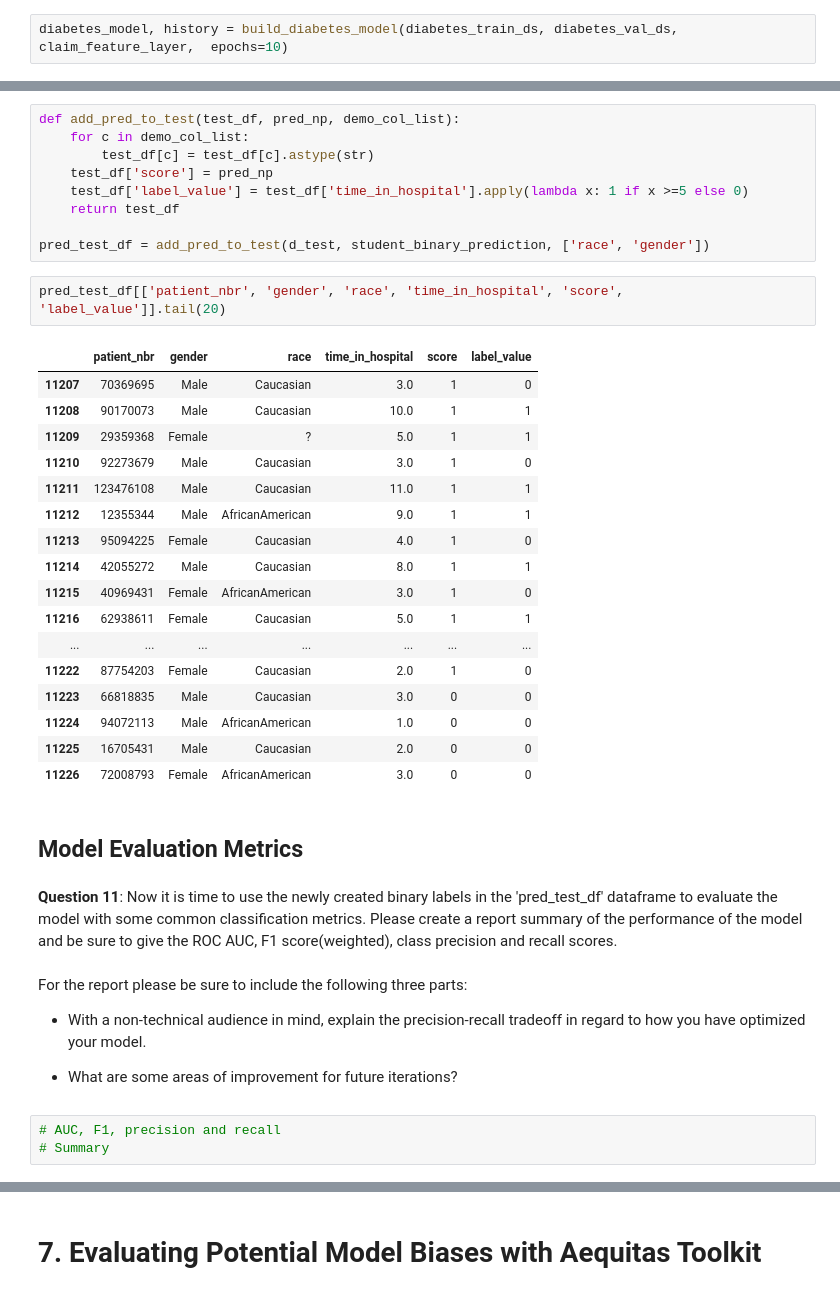
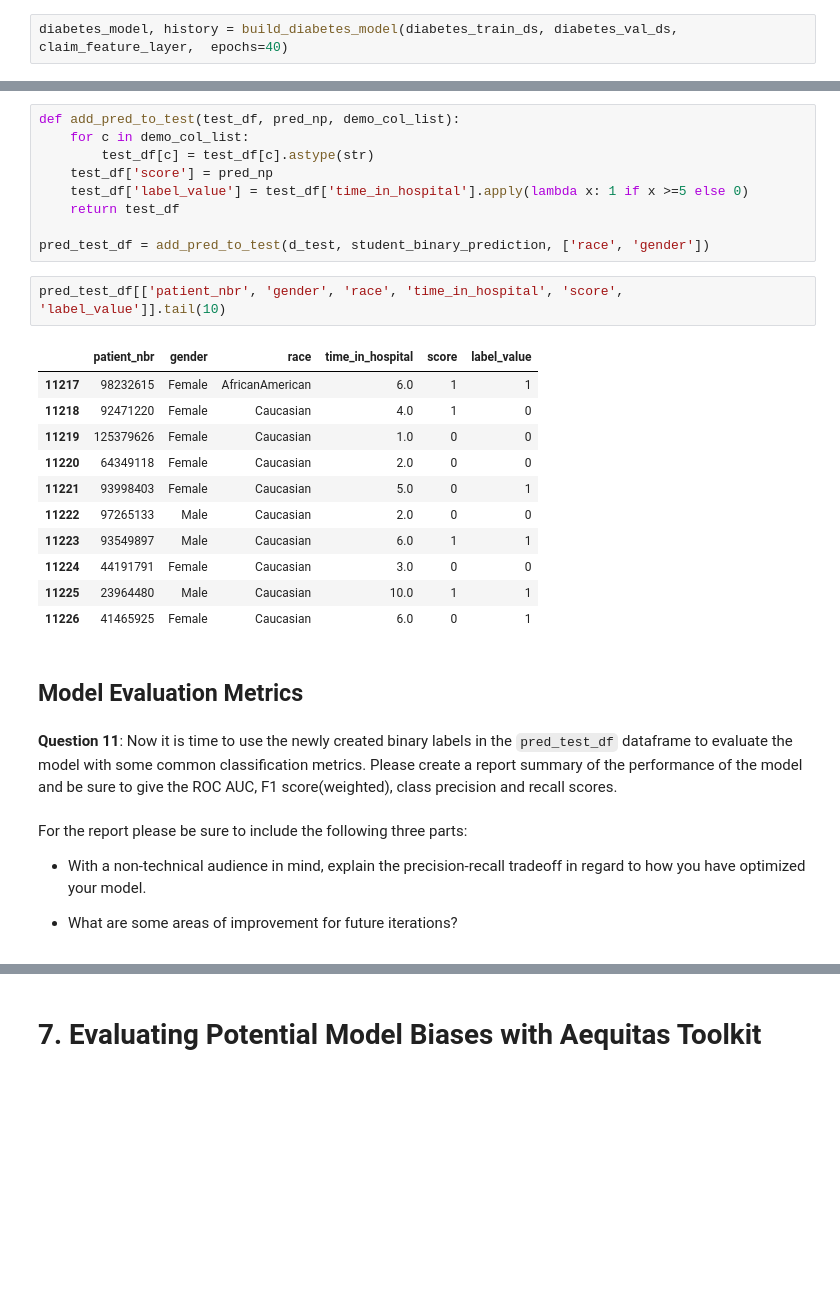
Before and after one commit to G94/ai_for_healthcare, a Jupyter notebook: patient_selection/starter_code/student_project.ipynb, the cells around one changed output, grey strips where cells are left out. Cells and saved outputs as stored; diff of their text form; blank space fills up the shorter version.

```diff
--- a/patient_selection/starter_code/student_project.ipynb
+++ b/patient_selection/starter_code/student_project.ipynb
@@ -711,5 +728,5 @@ def build_diabetes_model(train_ds, val_ds,  feature_layer,  epochs=5, loss_metri
                         epochs=epochs)
     return model, history
 # %%
-diabetes_model, history = build_diabetes_model(diabetes_train_ds, diabetes_val_ds,  claim_feature_layer,  epochs=10)
+diabetes_model, history = build_diabetes_model(diabetes_train_ds, diabetes_val_ds,  claim_feature_layer,  epochs=40)
 # %% [output]
@@ -821,34 +871,25 @@ def add_pred_to_test(test_df, pred_np, demo_col_list):
 
 pred_test_df = add_pred_to_test(d_test, student_binary_prediction, ['race', 'gender'])
 # %%
-pred_test_df[['patient_nbr', 'gender', 'race', 'time_in_hospital', 'score', 'label_value']].tail(20)
+pred_test_df[['patient_nbr', 'gender', 'race', 'time_in_hospital', 'score', 'label_value']].tail(10)
 # %% [output]
 |  | patient_nbr | gender | race | time_in_hospital | score | label_value |
-| 11207 | 70369695 | Male | Caucasian | 3.0 | 1 | 0 |
-| 11208 | 90170073 | Male | Caucasian | 10.0 | 1 | 1 |
-| 11209 | 29359368 | Female | ? | 5.0 | 1 | 1 |
-| 11210 | 92273679 | Male | Caucasian | 3.0 | 1 | 0 |
-| 11211 | 123476108 | Male | Caucasian | 11.0 | 1 | 1 |
-| 11212 | 12355344 | Male | AfricanAmerican | 9.0 | 1 | 1 |
-| 11213 | 95094225 | Female | Caucasian | 4.0 | 1 | 0 |
-| 11214 | 42055272 | Male | Caucasian | 8.0 | 1 | 1 |
-| 11215 | 40969431 | Female | AfricanAmerican | 3.0 | 1 | 0 |
-| 11216 | 62938611 | Female | Caucasian | 5.0 | 1 | 1 |
-| ... | ... | ... | ... | ... | ... | ... |
-| 11222 | 87754203 | Female | Caucasian | 2.0 | 1 | 0 |
-| 11223 | 66818835 | Male | Caucasian | 3.0 | 0 | 0 |
-| 11224 | 94072113 | Male | AfricanAmerican | 1.0 | 0 | 0 |
-| 11225 | 16705431 | Male | Caucasian | 2.0 | 0 | 0 |
-| 11226 | 72008793 | Female | AfricanAmerican | 3.0 | 0 | 0 |
+| 11217 | 98232615 | Female | AfricanAmerican | 6.0 | 1 | 1 |
+| 11218 | 92471220 | Female | Caucasian | 4.0 | 1 | 0 |
+| 11219 | 125379626 | Female | Caucasian | 1.0 | 0 | 0 |
+| 11220 | 64349118 | Female | Caucasian | 2.0 | 0 | 0 |
+| 11221 | 93998403 | Female | Caucasian | 5.0 | 0 | 1 |
+| 11222 | 97265133 | Male | Caucasian | 2.0 | 0 | 0 |
+| 11223 | 93549897 | Male | Caucasian | 6.0 | 1 | 1 |
+| 11224 | 44191791 | Female | Caucasian | 3.0 | 0 | 0 |
+| 11225 | 23964480 | Male | Caucasian | 10.0 | 1 | 1 |
+| 11226 | 41465925 | Female | Caucasian | 6.0 | 0 | 1 |
 # %% [markdown]
 ## Model Evaluation Metrics
 # %% [markdown]
-**Question 11**: Now it is time to use the newly created binary labels in the 'pred_test_df' dataframe to evaluate the model with some common classification metrics. Please create a report summary of the performance of the model and be sure to give the ROC AUC, F1 score(weighted), class precision and recall scores.
+**Question 11**: Now it is time to use the newly created binary labels in the `pred_test_df` dataframe to evaluate the model with some common classification metrics. Please create a report summary of the performance of the model and be sure to give the ROC AUC, F1 score(weighted), class precision and recall scores.
 # %% [markdown]
 For the report please be sure to include the following three parts:
 - With a non-technical audience in mind, explain the precision-recall tradeoff in regard to how you have optimized your model.
 
 - What are some areas of improvement for future iterations?
-# %%
-# AUC, F1, precision and recall
-# Summary
```
Also changed, not shown: parts of 40 cells of this notebook, 12 other files.
